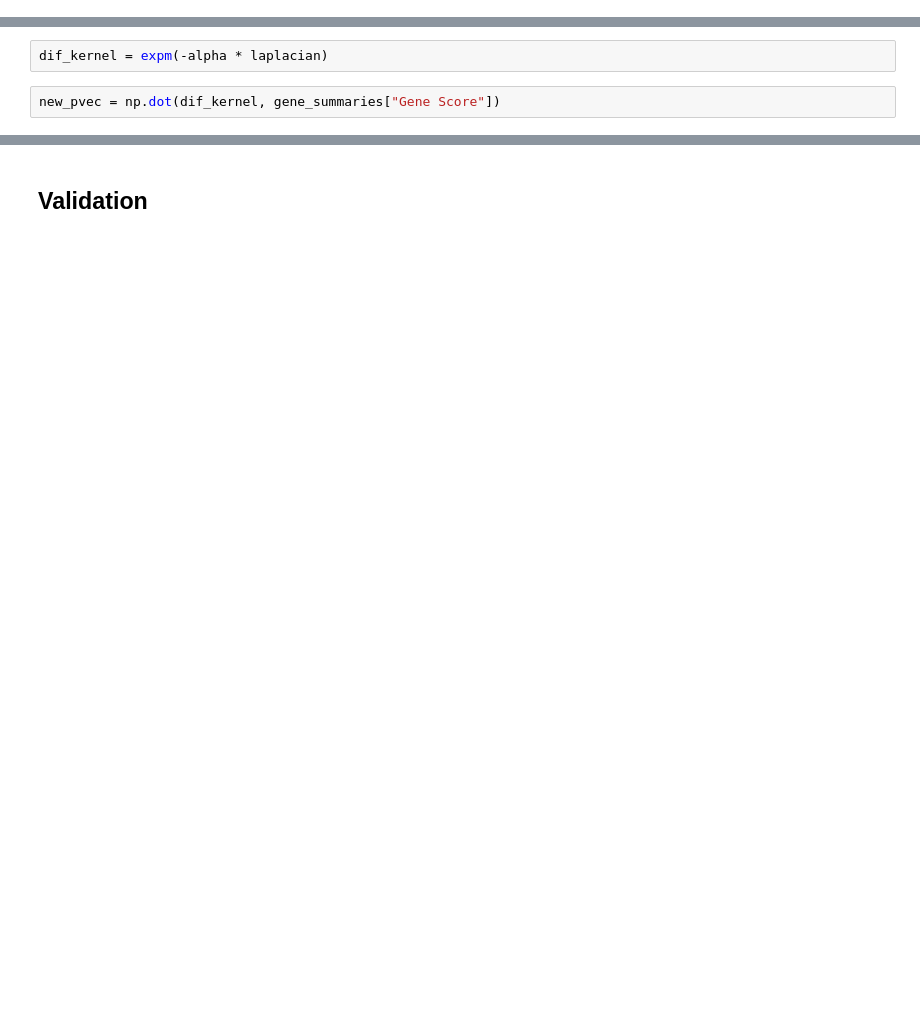
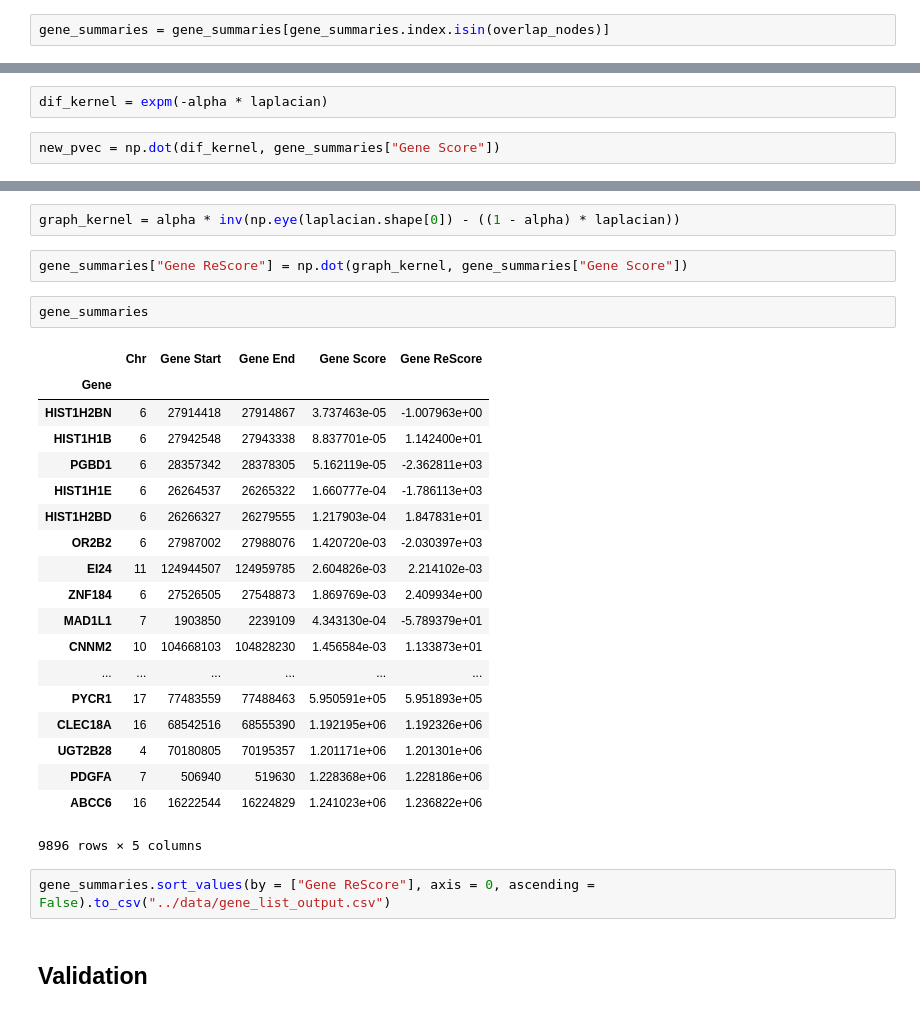
Before and after one commit to kkchau/NetGWAS, a Jupyter notebook: work/NetworkGWAS.ipynb, the cells around one changed output, grey strips where cells are left out. Saved outputs shown, nothing was run; the diff lists cells and outputs as text; blank space fills up the shorter version.

Commit message:
prelim gene list

```diff
--- a/work/NetworkGWAS.ipynb
+++ b/work/NetworkGWAS.ipynb
@@ -294,3 +157,5 @@ reprior_list.index("ZKSCAN4")
+# %%
+gene_summaries = gene_summaries[gene_summaries.index.isin(overlap_nodes)]
 # %% [markdown]
 ## Heat diffusion
 
@@ -330,2 +191,30 @@ new_pvec = np.dot(dif_kernel, gene_summaries["Gene Score"])
+# %%
+graph_kernel = alpha * inv(np.eye(laplacian.shape[0]) - ((1 - alpha) * laplacian))
+# %%
+gene_summaries["Gene ReScore"] = np.dot(graph_kernel, gene_summaries["Gene Score"])
+# %%
+gene_summaries
+# %% [output]
+|  | Chr | Gene Start | Gene End | Gene Score | Gene ReScore |
+| Gene |  |  |  |  |  |
+| HIST1H2BN | 6 | 27914418 | 27914867 | 3.737463e-05 | -1.007963e+00 |
+| HIST1H1B | 6 | 27942548 | 27943338 | 8.837701e-05 | 1.142400e+01 |
+| PGBD1 | 6 | 28357342 | 28378305 | 5.162119e-05 | -2.362811e+03 |
+| HIST1H1E | 6 | 26264537 | 26265322 | 1.660777e-04 | -1.786113e+03 |
+| HIST1H2BD | 6 | 26266327 | 26279555 | 1.217903e-04 | 1.847831e+01 |
+| OR2B2 | 6 | 27987002 | 27988076 | 1.420720e-03 | -2.030397e+03 |
+| EI24 | 11 | 124944507 | 124959785 | 2.604826e-03 | 2.214102e-03 |
+| ZNF184 | 6 | 27526505 | 27548873 | 1.869769e-03 | 2.409934e+00 |
+| MAD1L1 | 7 | 1903850 | 2239109 | 4.343130e-04 | -5.789379e+01 |
+| CNNM2 | 10 | 104668103 | 104828230 | 1.456584e-03 | 1.133873e+01 |
+| ... | ... | ... | ... | ... | ... |
+| PYCR1 | 17 | 77483559 | 77488463 | 5.950591e+05 | 5.951893e+05 |
+| CLEC18A | 16 | 68542516 | 68555390 | 1.192195e+06 | 1.192326e+06 |
+| UGT2B28 | 4 | 70180805 | 70195357 | 1.201171e+06 | 1.201301e+06 |
+| PDGFA | 7 | 506940 | 519630 | 1.228368e+06 | 1.228186e+06 |
+| ABCC6 | 16 | 16222544 | 16224829 | 1.241023e+06 | 1.236822e+06 |
+9896 rows × 5 columns
+# %%
+gene_summaries.sort_values(by = ["Gene ReScore"], axis = 0, ascending = False).to_csv("../data/gene_list_output.csv")
 # %% [markdown]
 ## Validation
```
Also changed, not shown: parts of 35 cells of this notebook, 2 other files.
